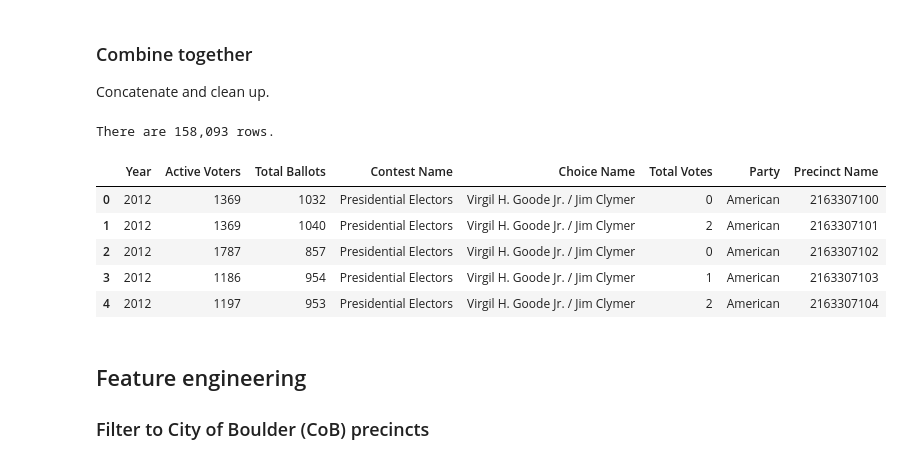
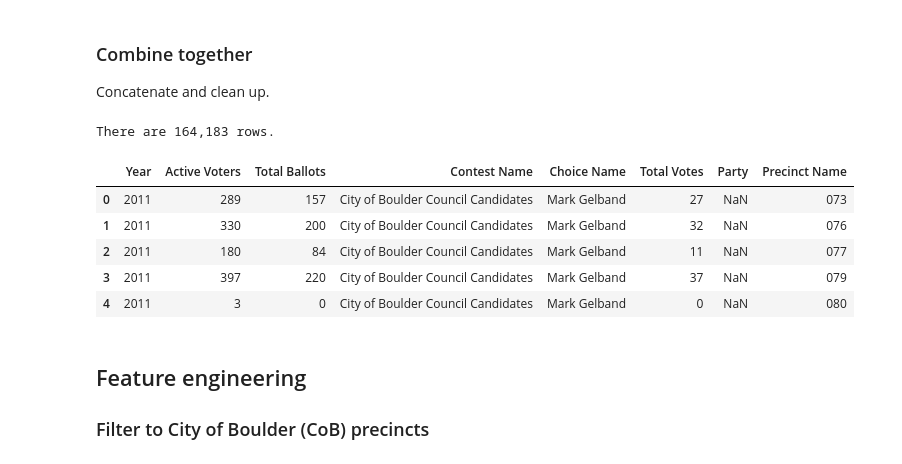
Before and after one commit to BoulderPublicData/Election-Results, a Jupyter notebook: Cleaning.ipynb, the cells around one changed output. Cells and saved outputs as stored; diff of their text form; code cells hidden in the pictures.

Commit message:
Cleaned 2011 data

```diff
--- a/Cleaning.ipynb
+++ b/Cleaning.ipynb
@@ -8,6 +8,7 @@ import pandas as pd
 import numpy as np
 
 pd.options.display.max_columns = 200
+pd.options.display.max_rows = 100
 idx = pd.IndexSlice
 
 import json
@@ -602,0 +606,4 @@ sov12_df.head(2)
+# %%
+sov11_raw_df = pd.read_excel(
+    boco_original_path + '2011-general-sov.xls',
+)
@@ -602,0 +656,3 @@ sov12_df.head(2)
+# %%
+sov11_starts = sov11_raw_df.loc[sov11_raw_df.iloc[:,0] == 'Precinct']
+sov11_stops = sov11_raw_df.loc[sov11_raw_df.iloc[:,0] == 'Totals']
@@ -602,0 +704,36 @@ sov12_df.head(2)
+# %%
+sov11_df = pd.concat(cleaned_panels)
+sov11_df.dropna(subset=['Choice Name','Total Votes'],inplace=True)
+sov11_df = sov11_df.reset_index(0)
+sov11_df.rename(columns={'level_0':'Contest Name'},inplace=True)
+
+sov11_df = pd.concat([sov11_bcc_melted,sov11_lcc_melted,sov11_df])
+sov11_df.reset_index(drop=True,inplace=True)
+
+sov11_df.rename(
+    columns =
+    {
+        'Precinct':'Precinct Name',
+        'Total Ballots Cast':'Total Ballots',
+        'Registered Voters':'Active Voters'
+    },
+    inplace=True
+)
+
+# sov11_df = sov11_df[sov11_df['Total Ballots'] > 0]
+
+# sov11_df['Fraction'] = sov11_df['Total Votes']/sov11_df['Total Ballots']
+# sov11_df['Turnout'] = sov11_df['Total Votes']/sov11_df['Active Voters']
+
+# Subset to common columns
+sov11_df = sov11_df.reindex(columns=common_cols)
+
+# Write common columns to disk
+sov11_df.to_csv(
+    boco_cleaned_path + '2011-general-sov.csv',
+    index = False,
+    encoding='utf8'
+)
+
+# Inspect
+sov11_df.head()
@@ -605,6 +749,7 @@ sov12_df.head(2)
 Concatenate and clean up.
 # %%
 all_sov_df = pd.concat({
+    2011:sov11_df,
     2012:sov12_df,
     2013:sov13_df,
     2014:sov14_df,
@@ -620,39 +765,39 @@ all_sov_df = pd.concat({
 
 # Clean up index
 all_sov_df = all_sov_df.reset_index(0).reset_index(drop=True)
 
 # Rename column
 all_sov_df.rename(columns={'level_0':'Year'},inplace=True)
 
 # Drop rows that have no ballots or voters
 all_sov_df.dropna(subset=['Active Voters','Total Ballots'],inplace=True)
 
 # Cast to proper types
 all_sov_df['Active Voters'] = all_sov_df['Active Voters'].astype(int)
 all_sov_df['Total Ballots'] = all_sov_df['Total Ballots'].astype(int)
 all_sov_df['Total Votes'] = all_sov_df['Total Votes'].astype(int)
 all_sov_df['Precinct Name'] = all_sov_df['Precinct Name'].astype(str)
 
 # Number of rows
 print("There are {0:,} rows.".format(len(all_sov_df)))
 
 # Write to disk
 all_sov_df.to_csv(
     boco_cleaned_path + 'all-general-sov.csv',
     index = False,
     encoding='utf8'
 )
 
 # Inspect
 all_sov_df.head()
 # %% [output]
-There are 158,093 rows.
+There are 164,183 rows.
 |  | Year | Active Voters | Total Ballots | Contest Name | Choice Name | Total Votes | Party | Precinct Name |
-| 0 | 2012 | 1369 | 1032 | Presidential Electors | Virgil H. Goode Jr. / Jim Clymer | 0 | American | 2163307100 |
-| 1 | 2012 | 1369 | 1040 | Presidential Electors | Virgil H. Goode Jr. / Jim Clymer | 2 | American | 2163307101 |
-| 2 | 2012 | 1787 | 857 | Presidential Electors | Virgil H. Goode Jr. / Jim Clymer | 0 | American | 2163307102 |
-| 3 | 2012 | 1186 | 954 | Presidential Electors | Virgil H. Goode Jr. / Jim Clymer | 1 | American | 2163307103 |
-| 4 | 2012 | 1197 | 953 | Presidential Electors | Virgil H. Goode Jr. / Jim Clymer | 2 | American | 2163307104 |
+| 0 | 2011 | 289 | 157 | City of Boulder Council Candidates | Mark Gelband | 27 | NaN | 073 |
+| 1 | 2011 | 330 | 200 | City of Boulder Council Candidates | Mark Gelband | 32 | NaN | 076 |
+| 2 | 2011 | 180 | 84 | City of Boulder Council Candidates | Mark Gelband | 11 | NaN | 077 |
+| 3 | 2011 | 397 | 220 | City of Boulder Council Candidates | Mark Gelband | 37 | NaN | 079 |
+| 4 | 2011 | 3 | 0 | City of Boulder Council Candidates | Mark Gelband | 0 | NaN | 080 |
 # %% [markdown]
 ## Feature engineering
 
```
Also changed, not shown: parts of 6 cells of this notebook, 5 other files.
